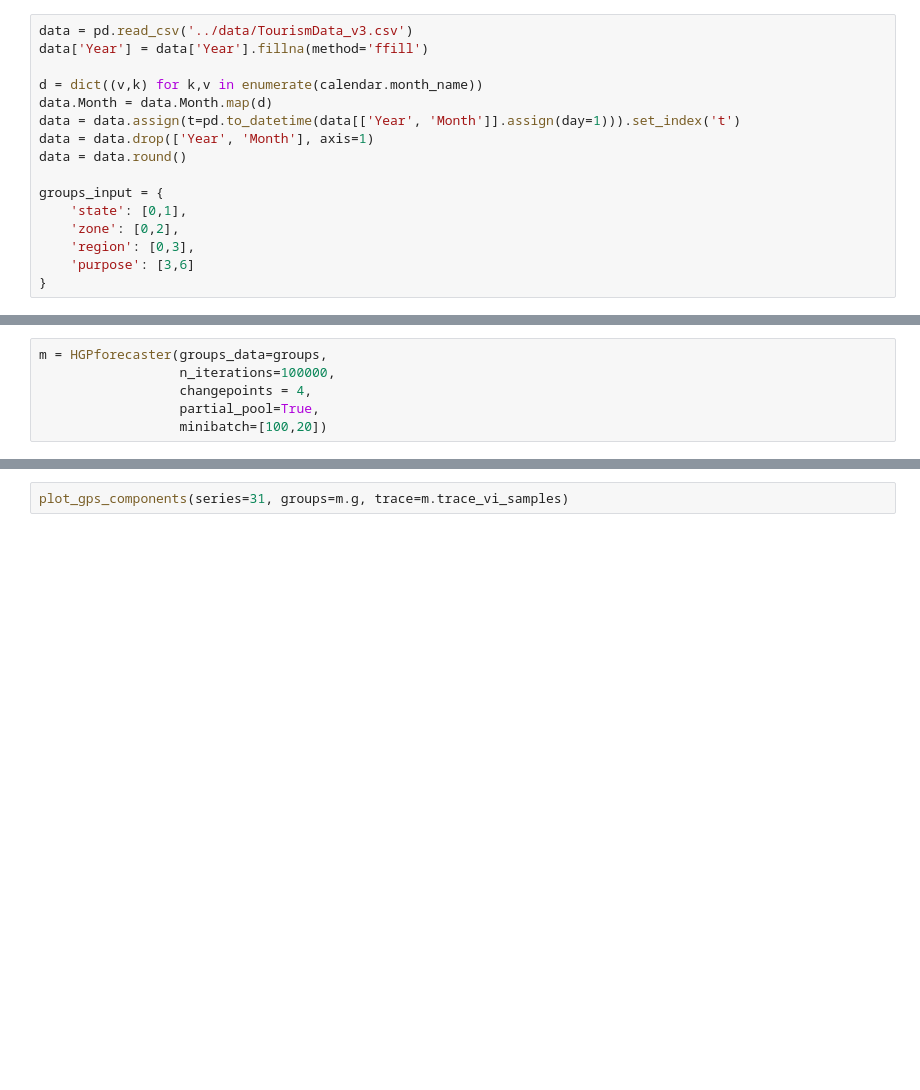
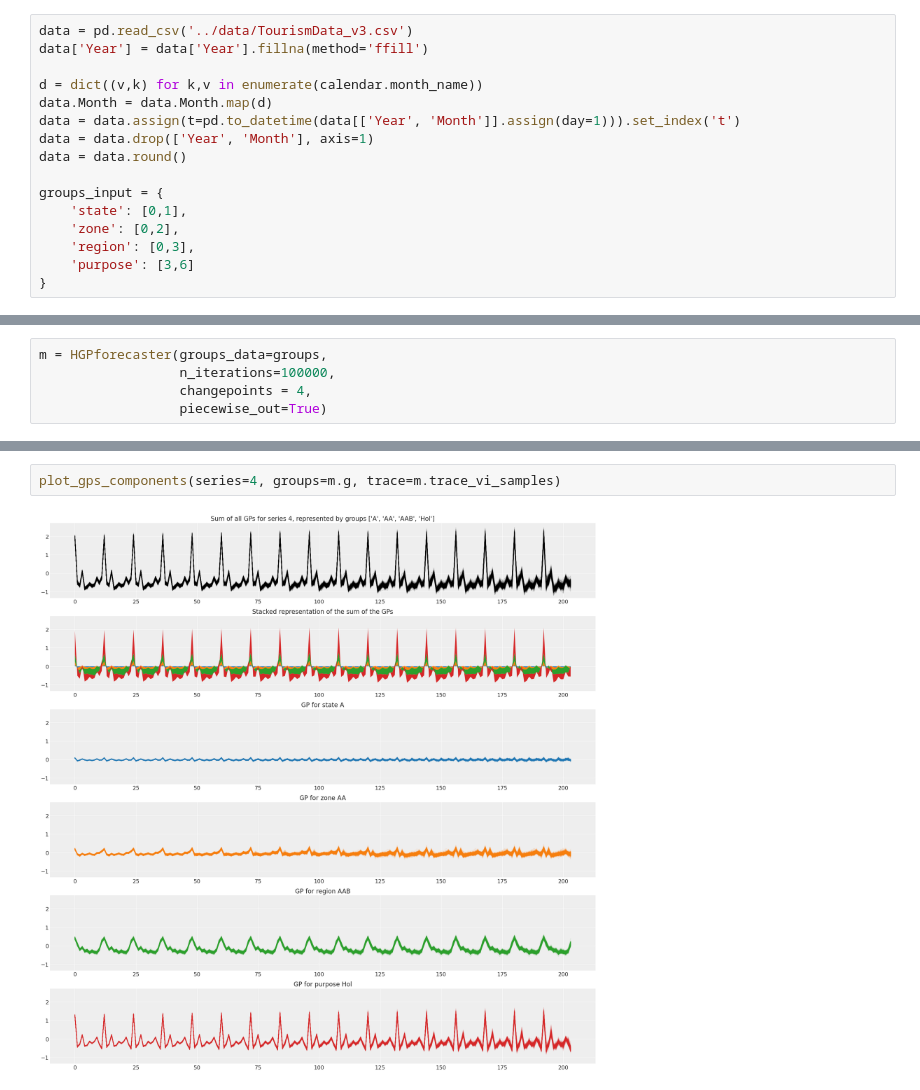
Before and after one commit to luisroque/automatic_hierarchical_forecaster, a Jupyter notebook: example_notebooks/Example notebook for dataset tourism.ipynb, the cells around one changed output, grey strips where cells are left out. Saved outputs shown, nothing was run; the diff lists cells and outputs as text; blank space fills up the shorter version.

```diff
--- a/example_notebooks/Example notebook for dataset tourism.ipynb
+++ b/example_notebooks/Example notebook for dataset tourism.ipynb
@@ -41,5 +52,4 @@ groups = generate_groups_data_flat(y = data,
 m = HGPforecaster(groups_data=groups,
                   n_iterations=100000,
                   changepoints = 4,
-                  partial_pool=True,
-                  minibatch=[100,20])
+                  piecewise_out=True)
@@ -52,4 +76,6 @@ plot_elbo(m.trace_vi, 50000)
 # %%
-plot_gps_components(series=31, groups=m.g, trace=m.trace_vi_samples)
+plot_gps_components(series=4, groups=m.g, trace=m.trace_vi_samples)
+# %% [output]
+[figure, added]
 # %%
 visualize_predict(groups, m.pred_samples_predict, 8)
```
Also changed, not shown: parts of 8 cells of this notebook.
